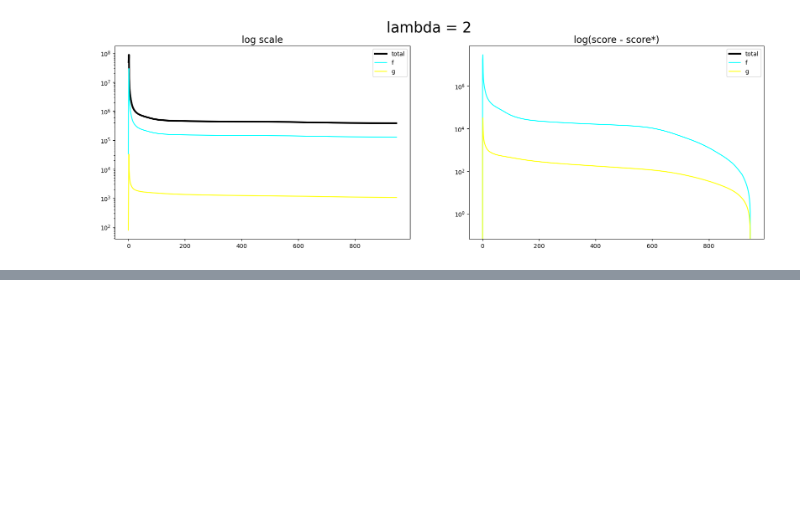
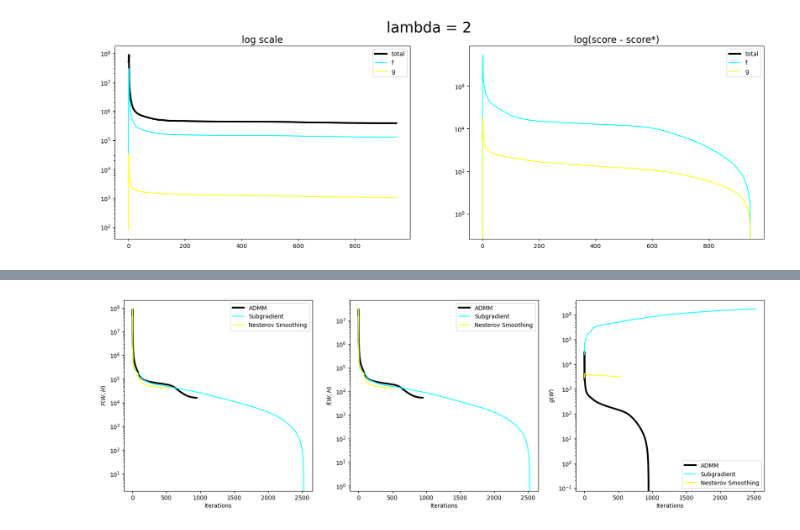
Before and after one commit to waqasbinhamed/seminmf, a Jupyter notebook: notebooks/other methods.ipynb, the cells around one changed output, grey strips where cells are left out. Saved outputs shown, nothing was run; the diff lists cells and outputs as text; code cells hidden in the pictures; blank space fills up the shorter version.

```diff
--- a/notebooks/other methods.ipynb
+++ b/notebooks/other methods.ipynb
@@ -103,0 +140,33 @@ plot_scores(fscores_sm, gscores_sm, lambda_vals_sm, reg)
+# %%
+fs = fs - find_min(fs)
+gs = gs - find_min(gs)
+ts = ts - find_min(ts)
+
+fig, axs = plt.subplots(1, 3, figsize=(20, 6))
+axs[0].set_yscale('log')
+axs[0].set_xlabel('Iterations')
+axs[0].set_ylabel('$F(W, H)$')
+axs[0].plot(ts[0], color='black', linewidth=3, label=vers[0])
+axs[0].plot(ts[1], color='cyan', linewidth=1.5, label=vers[1])
+axs[0].plot(ts[2], color='yellow', linewidth=1.5, label=vers[2])
+axs[0].legend(['ADMM', 'Subgradient', 'Nesterov Smoothing'])
+
+axs[1].set_yscale('log')
+axs[1].set_xlabel('Iterations')
+axs[1].set_ylabel('$f(W, H)$')
+axs[1].plot(fs[0], color='black', linewidth=3, label=vers[0])
+axs[1].plot(fs[1], color='cyan', linewidth=1.5, label=vers[1])
+axs[1].plot(fs[2], color='yellow', linewidth=1.5, label=vers[2])
+axs[1].legend(['ADMM', 'Subgradient', 'Nesterov Smoothing'])
+
+axs[2].set_yscale('log')
+axs[2].set_xlabel('Iterations')
+axs[2].set_ylabel('$g(W)$')
+axs[2].plot(gs[0], color='black', linewidth=3, label=vers[0])
+axs[2].plot(gs[1], color='cyan', linewidth=1.5, label=vers[1])
+axs[2].plot(gs[2], color='yellow', linewidth=1.5, label=vers[2])
+axs[2].legend(['ADMM', 'Subgradient', 'Nesterov Smoothing'])
+
+fig.savefig('../images_plots/version_com2.png')
+# %% [output]
+[figure, added]
```
Also changed, not shown: parts of 7 cells of this notebook, 1 other file.
